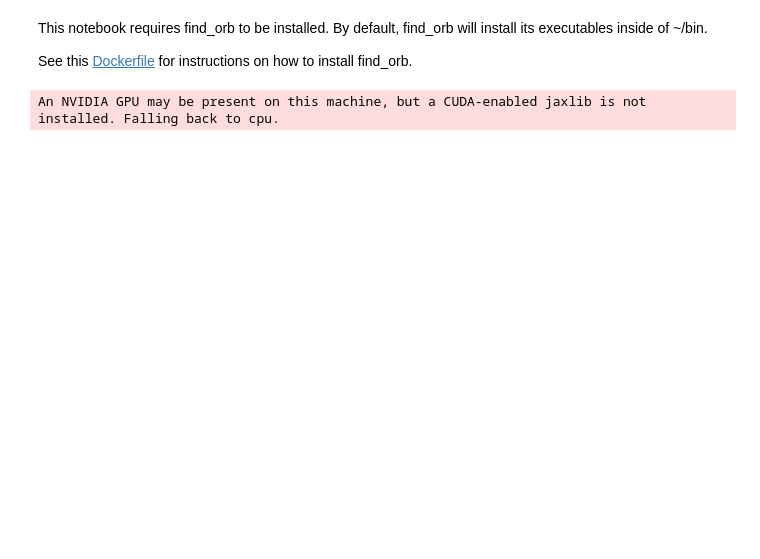
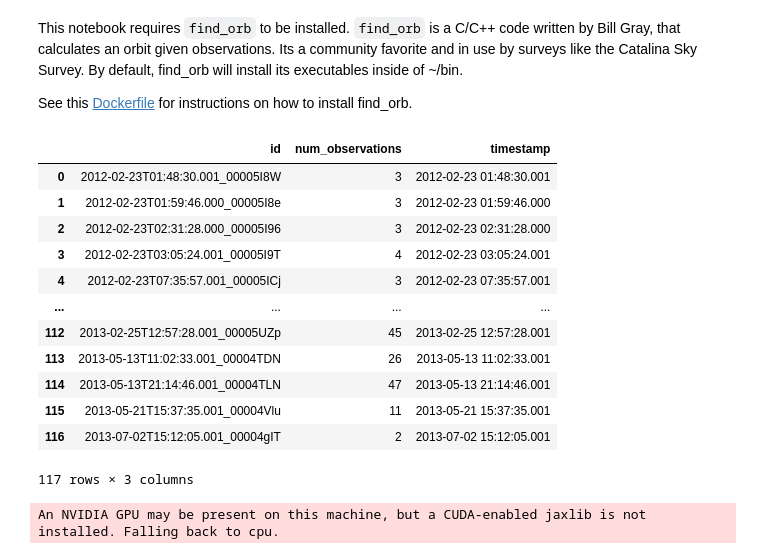
Before and after one commit to moeyensj/experimental_notebooks, a Jupyter notebook: openspace_uncertainty/orbit_fitting.ipynb, the cells around one changed output. Drawn from its saved outputs; the diff is of its cells as text; code cells hidden in the pictures; blank space fills up the shorter version.

```diff
--- a/openspace_uncertainty/orbit_fitting.ipynb
+++ b/openspace_uncertainty/orbit_fitting.ipynb
@@ -8,7 +7,7 @@ from mpcq.utils import observations_to_dataframe, submissions_to_dataframe
 
 client = MPCObservationsClient.connect_using_gcloud()
 # %% [markdown]
-This notebook requires find_orb to be installed. By default, find_orb will install its executables inside of ~/bin.
+This notebook requires `find_orb` to be installed. `find_orb` is a C/C++ code written by Bill Gray, that calculates an orbit given observations. Its a community favorite and in use by surveys like the Catalina Sky Survey. By default, find_orb will install its executables inside of ~/bin.
 
 See this [Dockerfile](https://github.com/Bill-Gray/find_orb/blob/master/Dockerfile) for instructions on how to install find_orb.
 # %%
@@ -25,6 +24,22 @@ observations.sort_values(by="timestamp", inplace=True, ignore_index=True)
 
 submissions = submissions_to_dataframe(list(submissions))
 submissions.sort_values(by="timestamp", inplace=True, ignore_index=True)
+# %%
+submissions
+# %% [output]
+|  | id | num_observations | timestamp |
+| 0 | 2012-02-23T01:48:30.001_00005I8W | 3 | 2012-02-23 01:48:30.001 |
+| 1 | 2012-02-23T01:59:46.000_00005I8e | 3 | 2012-02-23 01:59:46.000 |
+| 2 | 2012-02-23T02:31:28.000_00005I96 | 3 | 2012-02-23 02:31:28.000 |
+| 3 | 2012-02-23T03:05:24.001_00005I9T | 4 | 2012-02-23 03:05:24.001 |
+| 4 | 2012-02-23T07:35:57.001_00005ICj | 3 | 2012-02-23 07:35:57.001 |
+| ... | ... | ... | ... |
+| 112 | 2013-02-25T12:57:28.001_00005UZp | 45 | 2013-02-25 12:57:28.001 |
+| 113 | 2013-05-13T11:02:33.001_00004TDN | 26 | 2013-05-13 11:02:33.001 |
+| 114 | 2013-05-13T21:14:46.001_00004TLN | 47 | 2013-05-13 21:14:46.001 |
+| 115 | 2013-05-21T15:37:35.001_00004Vlu | 11 | 2013-05-21 15:37:35.001 |
+| 116 | 2013-07-02T15:12:05.001_00004gIT | 2 | 2013-07-02 15:12:05.001 |
+117 rows × 3 columns
 # %%
 import subprocess
 import os
```
Also changed, not shown: parts of 6 cells of this notebook, 1 other file.
